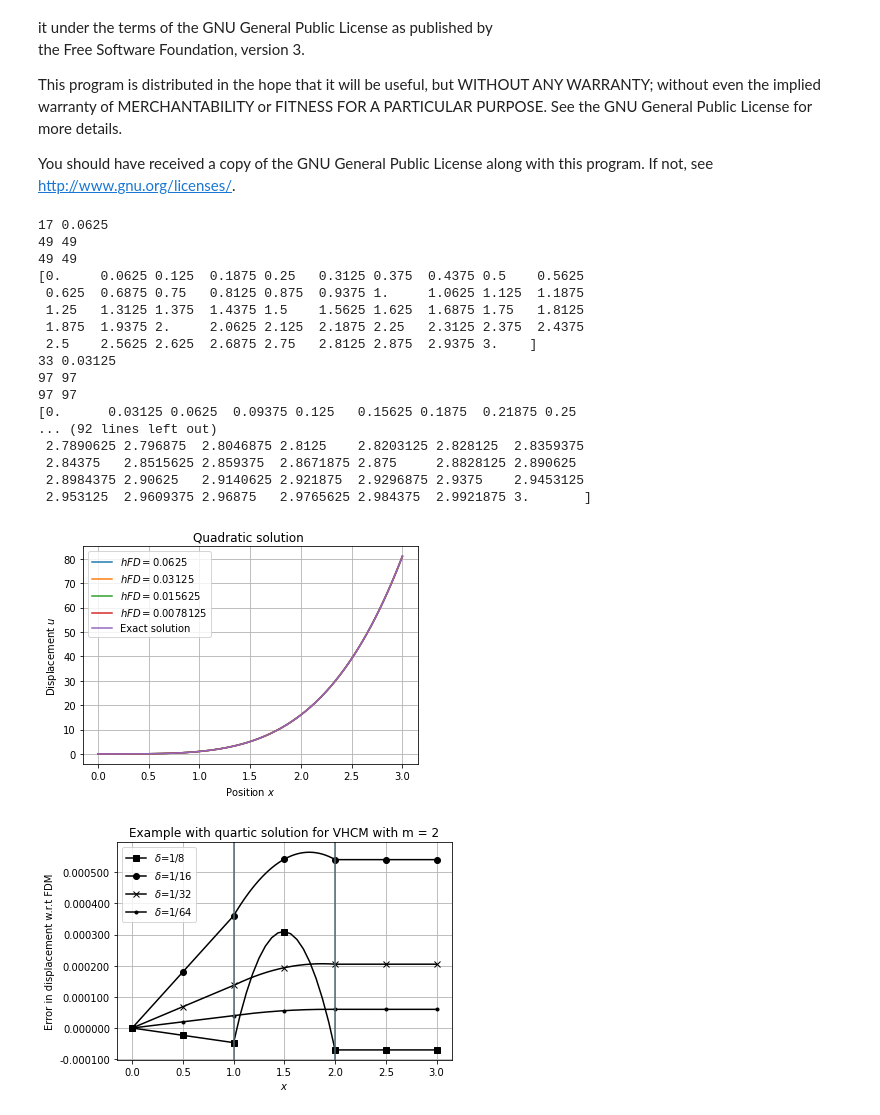
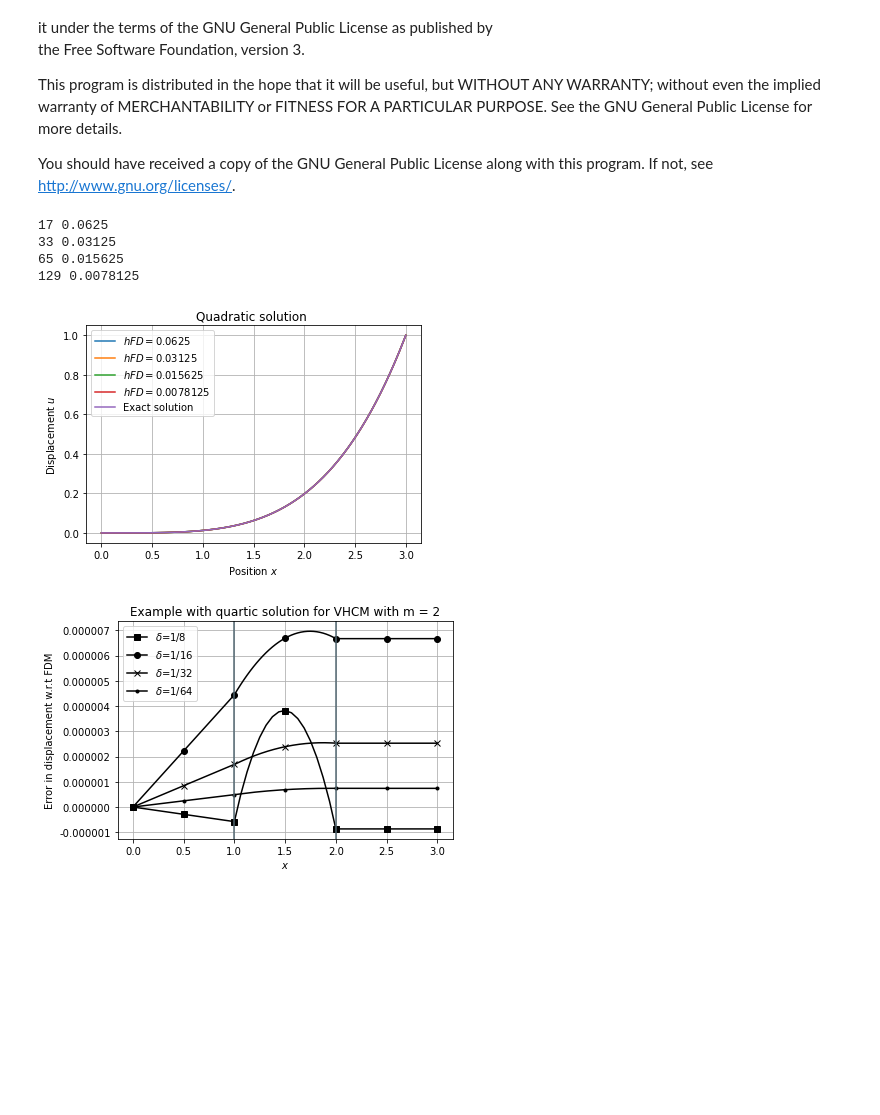
Before and after one commit to diehlpk/reusommer21, a Jupyter notebook: Coupling-VHM-Neumann.ipynb, the cells around one changed output. Saved outputs shown, nothing was run; the diff lists cells and outputs as text; code cells hidden in the pictures; blank space fills up the shorter version.

```diff
--- a/Coupling-VHM-Neumann.ipynb
+++ b/Coupling-VHM-Neumann.ipynb
@@ -87,9 +87,9 @@ def forceFull(n,x):
     force = np.zeros(n)
 
     for i in range(1,n-1):
-        force[i] = f(x[i])
+        force[i] = f(x[i]) / exactSolution(x[n-1])
 
-    force[n-1] = g
+    force[n-1] = g / exactSolution(x[n-1])
 
     return force
 
@@ -100,9 +100,9 @@ def forceCoupling(n,x):
     force = np.zeros(dim)
 
     for i in range(1,dim-1):
-        force[i] = f(x[i])
+        force[i] = f(x[i]) / exactSolution(x[dim-1])
 
-    force[dim-1] = g
+    force[dim-1] = g / exactSolution(x[dim-1])
 
     return force
 # %%
@@ -271,52 +266,37 @@ def compute(i):
 # %%
 uCoupled = []
 uLocal = []
 xLocal = []
 max_iteration = 8
 
 for i in range(4,max_iteration):
     u , uFD , x = compute(i)
     uCoupled.append(u)
     uLocal.append(uFD)
     xLocal.append(x)
 
 n = np.power(2,int(max_iteration))
 h = 1./n
 
 x = np.arange(0,3+h,h)
-plt.plot(x,exactSolution(x),label="Exact solution")
+plt.plot(x,exactSolution(x)/exactSolution(x[len(x)-1]),label="Exact solution")
 plt.legend()
 plt.xlabel(r"Position $x$")
 plt.ylabel(r"Displacement $u$")
 plt.title(r"Quadratic solution ")
-plt.savefig("coupling-vhm-"+str(example)+"-dirchelt.pdf")
+plt.savefig("coupling-vhm-"+str(example)+"-d.pdf")
 # %% [output]
 17 0.0625
-49 49
-49 49
-[0.     0.0625 0.125  0.1875 0.25   0.3125 0.375  0.4375 0.5    0.5625
- 0.625  0.6875 0.75   0.8125 0.875  0.9375 1.     1.0625 1.125  1.1875
- 1.25   1.3125 1.375  1.4375 1.5    1.5625 1.625  1.6875 1.75   1.8125
- 1.875  1.9375 2.     2.0625 2.125  2.1875 2.25   2.3125 2.375  2.4375
- 2.5    2.5625 2.625  2.6875 2.75   2.8125 2.875  2.9375 3.    ]
 33 0.03125
-97 97
-97 97
-[0.      0.03125 0.0625  0.09375 0.125   0.15625 0.1875  0.21875 0.25
-... (92 lines left out)
- 2.7890625 2.796875  2.8046875 2.8125    2.8203125 2.828125  2.8359375
- 2.84375   2.8515625 2.859375  2.8671875 2.875     2.8828125 2.890625
- 2.8984375 2.90625   2.9140625 2.921875  2.9296875 2.9375    2.9453125
- 2.953125  2.9609375 2.96875   2.9765625 2.984375  2.9921875 3.       ]
+65 0.015625
+129 0.0078125
-[figure, old version]
+[figure, new version]
 # %%
 plt.clf()
 markers = ['s','o','x','.']
 level = [8,16,32,64]
 
 for i in range(0,len(xLocal)):
-    #print(xLocal[i])
-    #print(uLocal[i])
     n = np.power(2,i+4)
     plt.plot(xLocal[i],uLocal[i]-uCoupled[i],color="black",marker=markers[i],markevery=level[i],label=r"$\delta$=1/"+str(int(n/2)))
 
@@ -329,9 +309,9 @@ plt.grid()
 plt.axvline(x=1,c="#536872")
 plt.axvline(x=2,c="#536872")
 plt.legend()
-plt.savefig("coupling-vhm-"+str(example)+"-neumann-error.pdf",bbox_inches='tight')
+plt.savefig("vhm-"+str(example)+"-n-error.pdf",bbox_inches='tight')
 
 if has_condition :
     np.savetxt("con_vhcm_n.csv", con, delimiter=",")
 # %% [output]
-[figure, old version]
+[figure, new version]
```
Also changed, not shown: parts of 1 cell of this notebook, 5 other files.
